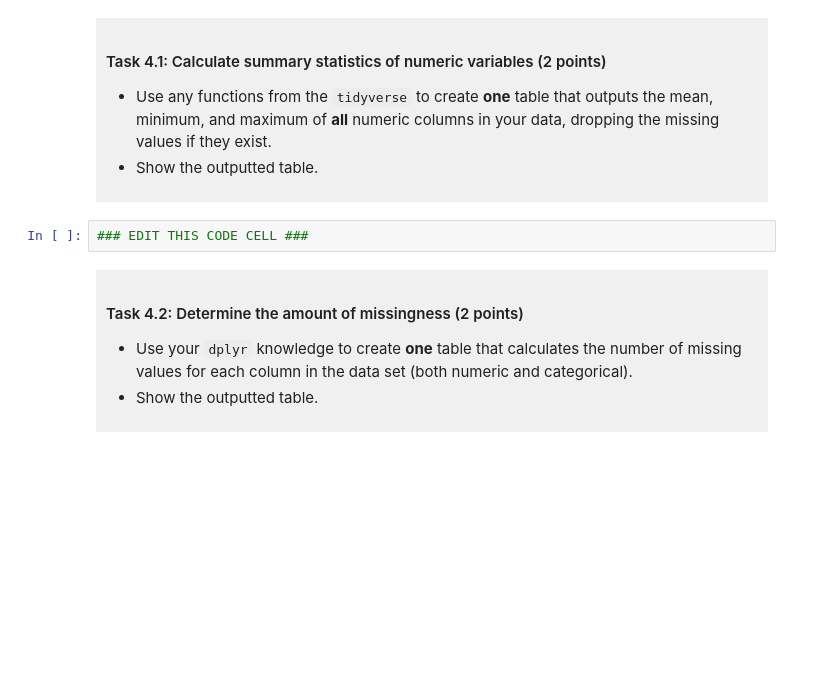
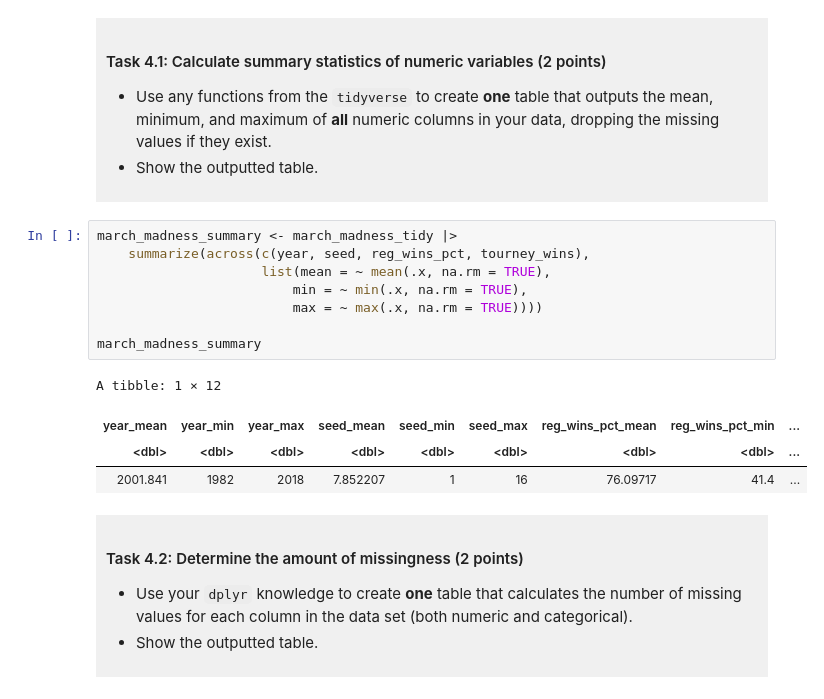
Before and after one commit to gchoi7489/dsci-100-project-grace-choi, a Jupyter notebook: dsci-100-project-notebook.ipynb, the cells around one changed output. Drawn from its saved outputs; the diff is of its cells as text; blank space fills up the shorter version.

Commit message:
Calculate summary statistics and check missing values

```diff
--- a/dsci-100-project-notebook.ipynb
+++ b/dsci-100-project-notebook.ipynb
@@ -264,7 +270,18 @@ You will refine your research question (if needed) and produce a tidy data set.
 
 </div>
 # %%
-### EDIT THIS CODE CELL ###
+march_madness_summary <- march_madness_tidy |>
+    summarize(across(c(year, seed, reg_wins_pct, tourney_wins),
+                     list(mean = ~ mean(.x, na.rm = TRUE),
+                         min = ~ min(.x, na.rm = TRUE),
+                         max = ~ max(.x, na.rm = TRUE))))
+
+march_madness_summary
+# %% [output]
+A tibble: 1 × 12
+| year_mean | year_min | year_max | seed_mean | seed_min | seed_max | reg_wins_pct_mean | reg_wins_pct_min | ... |
+| <dbl> | <dbl> | <dbl> | <dbl> | <dbl> | <dbl> | <dbl> | <dbl> | ... |
+| 2001.841 | 1982 | 2018 | 7.852207 | 1 | 16 | 76.09717 | 41.4 | ... |
 # %% [markdown]
 <div style="background-color: #f0f0f0; padding: 10px;">
 
```
Also changed, not shown: parts of 6 cells of this notebook.
